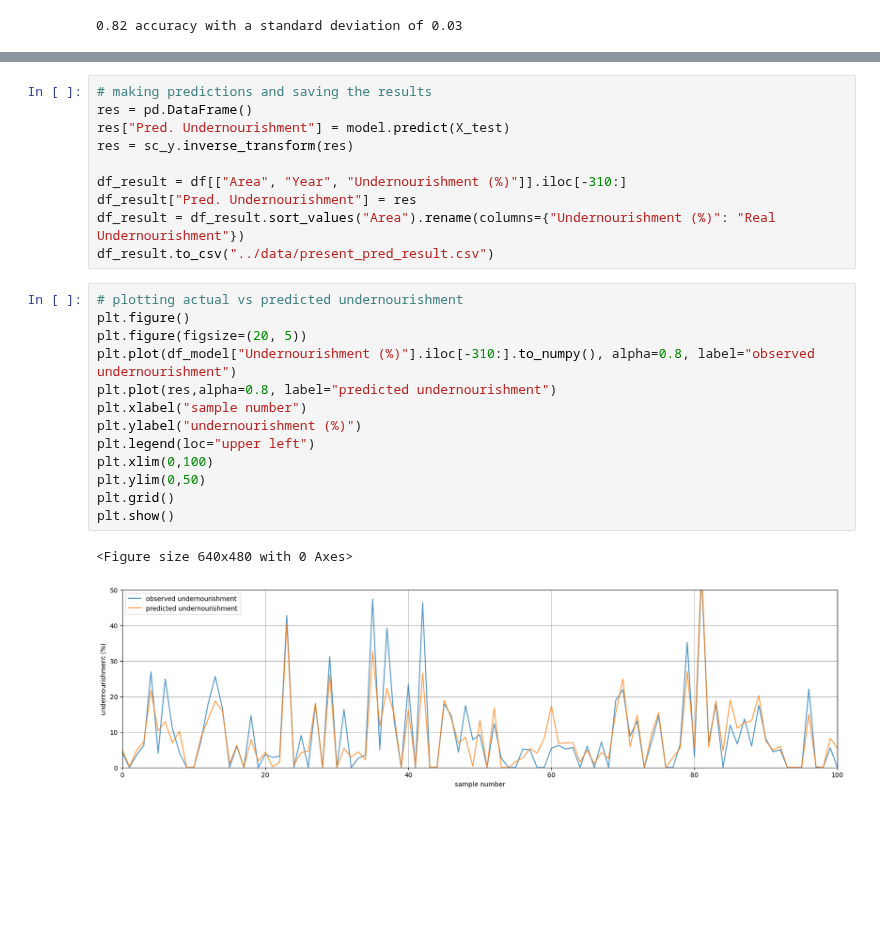
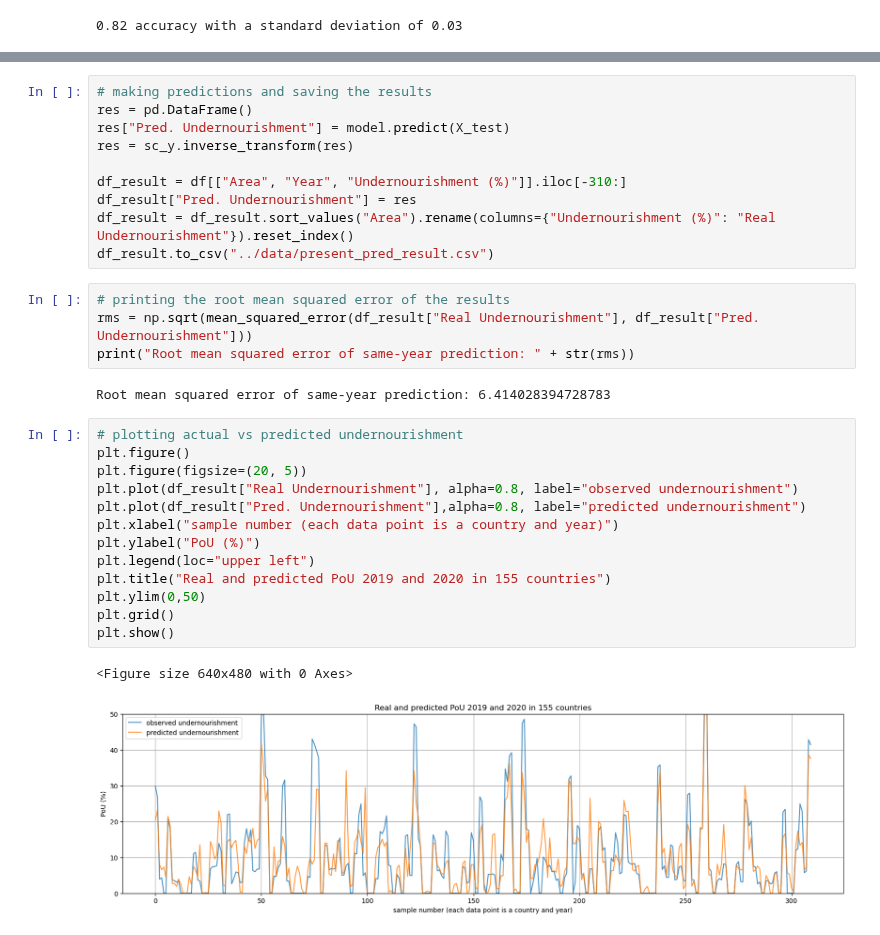
Before and after one commit to sonic171717/undernourishment_prediction, a Jupyter notebook: Models/same_year_pred.ipynb, the cells around one changed output, grey strips where cells are left out. Drawn from its saved outputs; the diff is of its cells as text; blank space fills up the shorter version.

```diff
--- a/Models/same_year_pred.ipynb
+++ b/Models/same_year_pred.ipynb
@@ -68,21 +70,27 @@ res = sc_y.inverse_transform(res)
 
 df_result = df[["Area", "Year", "Undernourishment (%)"]].iloc[-310:]
 df_result["Pred. Undernourishment"] = res
-df_result = df_result.sort_values("Area").rename(columns={"Undernourishment (%)": "Real Undernourishment"})
+df_result = df_result.sort_values("Area").rename(columns={"Undernourishment (%)": "Real Undernourishment"}).reset_index()
 df_result.to_csv("../data/present_pred_result.csv")
+# %%
+# printing the root mean squared error of the results
+rms = np.sqrt(mean_squared_error(df_result["Real Undernourishment"], df_result["Pred. Undernourishment"]))
+print("Root mean squared error of same-year prediction: " + str(rms))
+# %% [output]
+Root mean squared error of same-year prediction: 6.414028394728783
 # %%
 # plotting actual vs predicted undernourishment
 plt.figure()
 plt.figure(figsize=(20, 5))
-plt.plot(df_model["Undernourishment (%)"].iloc[-310:].to_numpy(), alpha=0.8, label="observed undernourishment")
-plt.plot(res,alpha=0.8, label="predicted undernourishment")
-plt.xlabel("sample number")
-plt.ylabel("undernourishment (%)")
+plt.plot(df_result["Real Undernourishment"], alpha=0.8, label="observed undernourishment")
+plt.plot(df_result["Pred. Undernourishment"],alpha=0.8, label="predicted undernourishment")
+plt.xlabel("sample number (each data point is a country and year)")
+plt.ylabel("PoU (%)")
 plt.legend(loc="upper left")
-plt.xlim(0,100)
+plt.title("Real and predicted PoU 2019 and 2020 in 155 countries")
 plt.ylim(0,50)
 plt.grid()
 plt.show()
 # %% [output]
 <Figure size 640x480 with 0 Axes>
-[figure, old version]
+[figure, new version]
```
Also changed, not shown: parts of 3 cells of this notebook, 5 other files.
